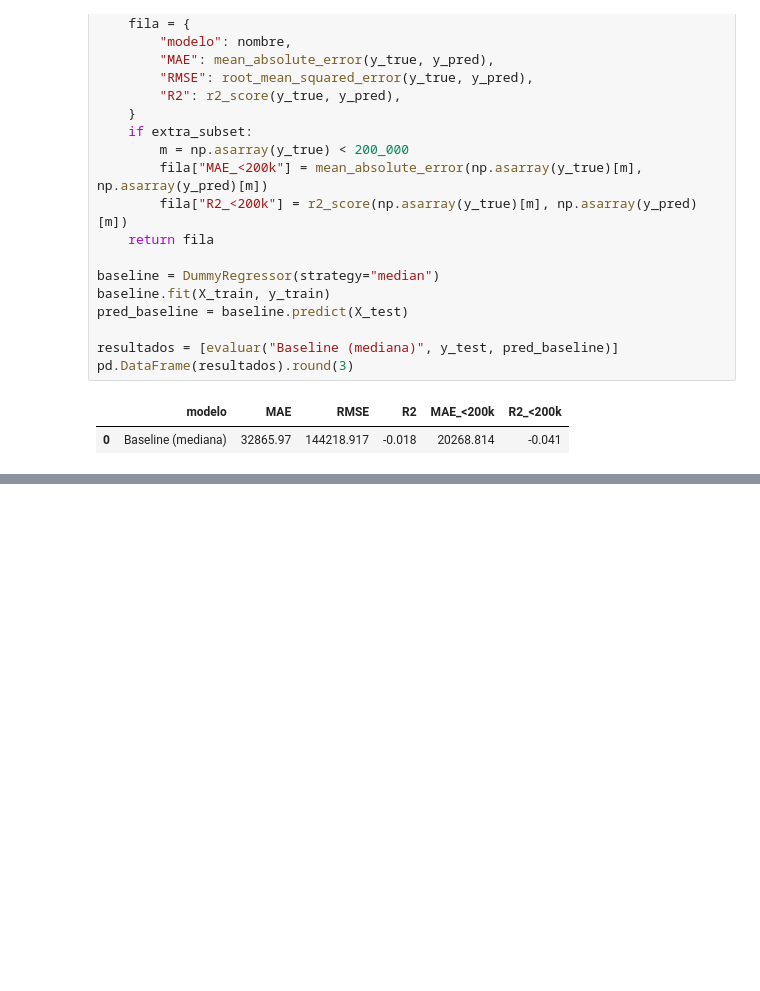
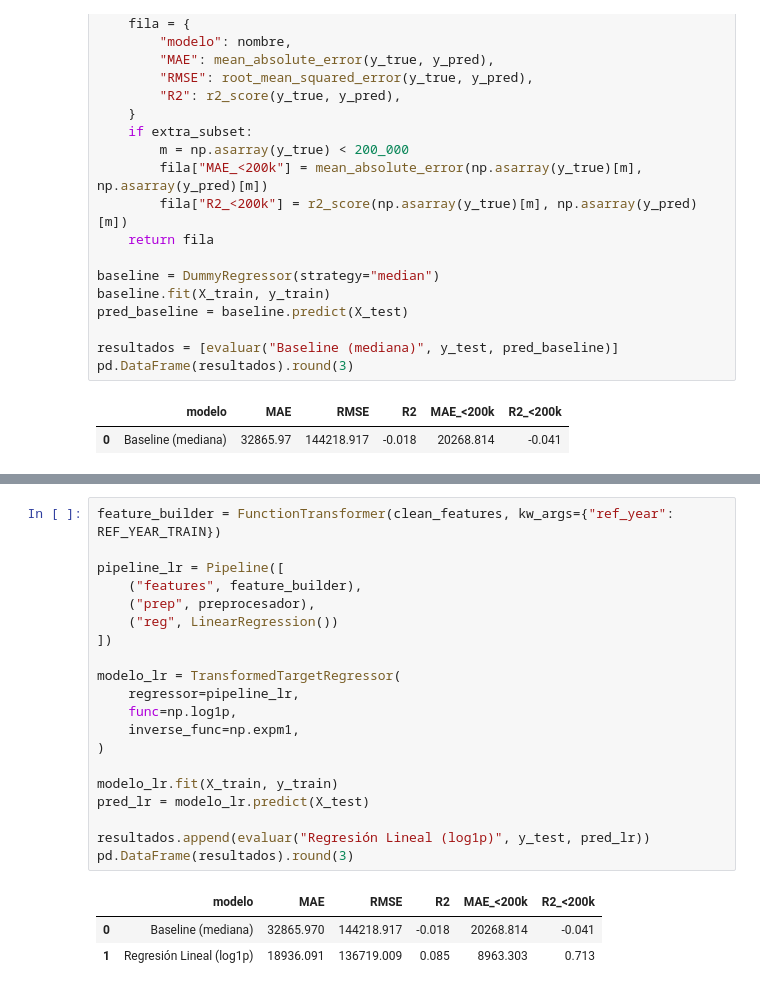
Before and after one commit to Jonathanmg1415/proyecto-modelos-simulacion, a Jupyter notebook: fase-1/notebook.ipynb, the cells around one changed output, grey strips where cells are left out. Saved outputs shown, nothing was run; the diff lists cells and outputs as text; blank space fills up the shorter version.

```diff
--- a/fase-1/notebook.ipynb
+++ b/fase-1/notebook.ipynb
@@ -650,0 +709,24 @@ pd.DataFrame(resultados).round(3)
+# %%
+feature_builder = FunctionTransformer(clean_features, kw_args={"ref_year": REF_YEAR_TRAIN})
+
+pipeline_lr = Pipeline([
+    ("features", feature_builder),
+    ("prep", preprocesador),
+    ("reg", LinearRegression())
+])
+
+modelo_lr = TransformedTargetRegressor(
+    regressor=pipeline_lr,
+    func=np.log1p,
+    inverse_func=np.expm1,
+)
+
+modelo_lr.fit(X_train, y_train)
+pred_lr = modelo_lr.predict(X_test)
+
+resultados.append(evaluar("Regresión Lineal (log1p)", y_test, pred_lr))
+pd.DataFrame(resultados).round(3)
+# %% [output]
+|  | modelo | MAE | RMSE | R2 | MAE_<200k | R2_<200k |
+| 0 | Baseline (mediana) | 32865.970 | 144218.917 | -0.018 | 20268.814 | -0.041 |
+| 1 | Regresión Lineal (log1p) | 18936.091 | 136719.009 | 0.085 | 8963.303 | 0.713 |
```
Also changed, not shown: parts of 12 cells of this notebook.
